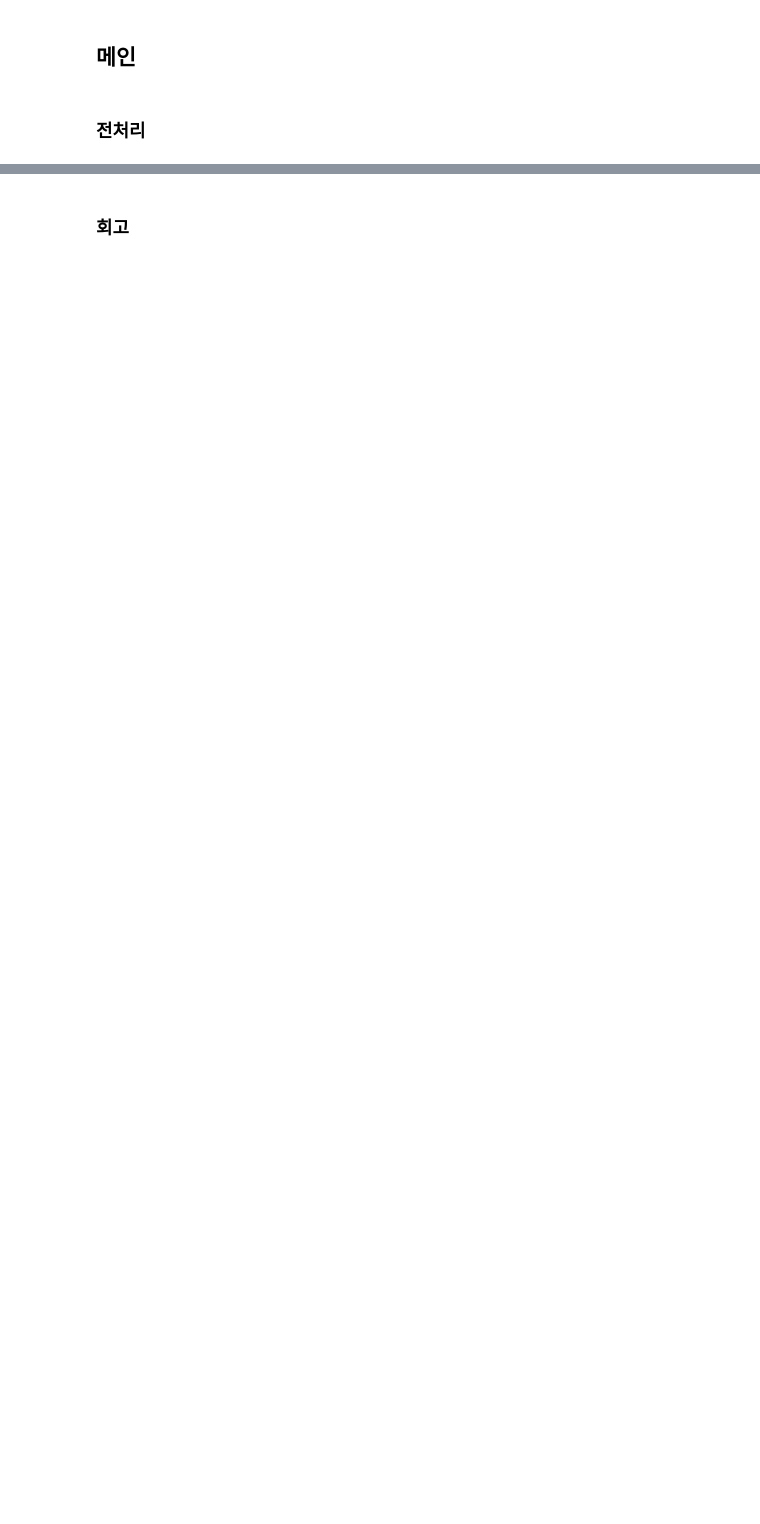
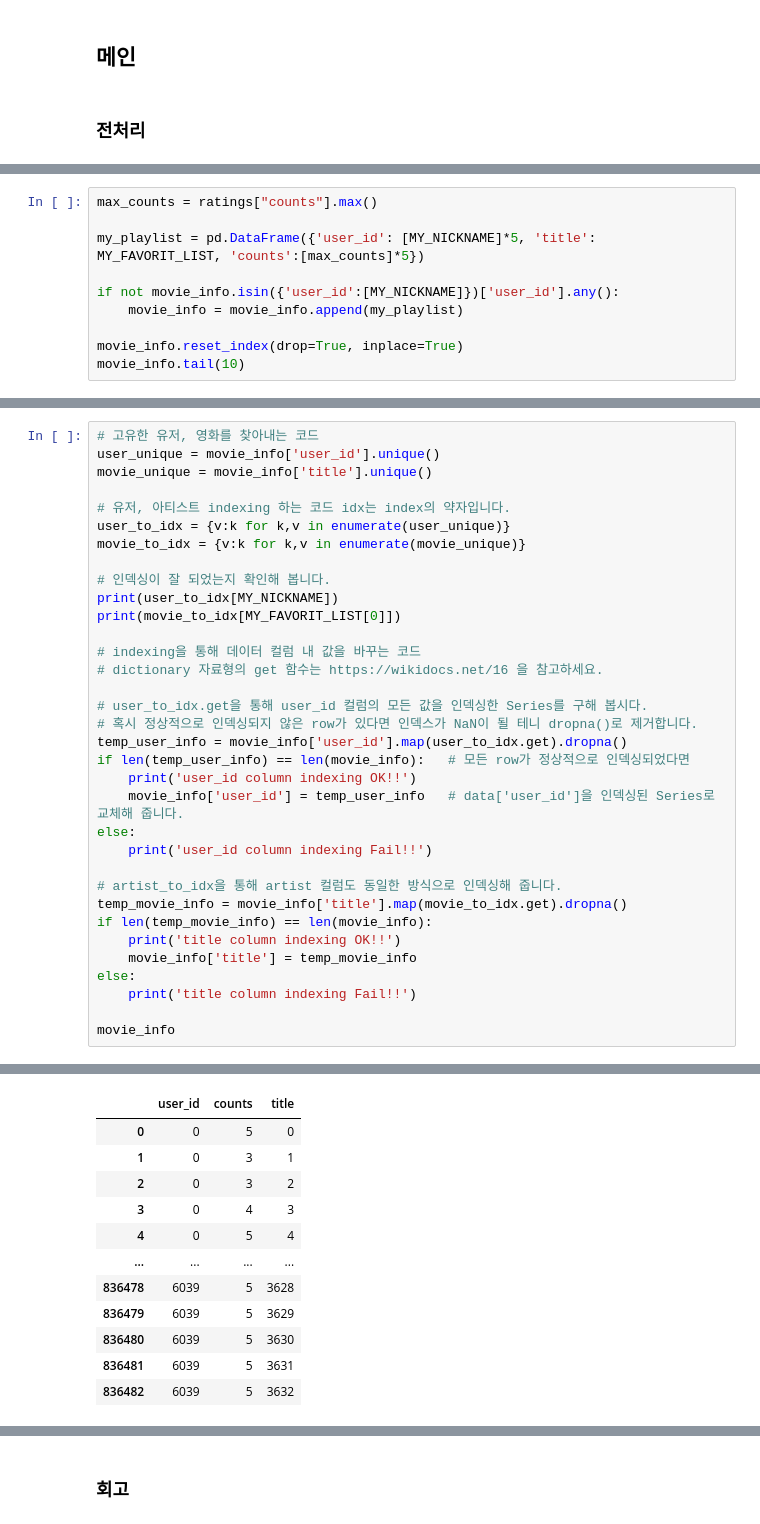
Before and after one commit to hwangsae91/project_so, a Jupyter notebook: exploration/[Exp_15]20221104.ipynb, the cells around one changed output, grey strips where cells are left out. Drawn from its saved outputs; the diff is of its cells as text; blank space fills up the shorter version.

```diff
--- a/exploration/[Exp_15]20221104.ipynb
+++ b/exploration/[Exp_15]20221104.ipynb
@@ -407,0 +174,10 @@ print(summarize(text, ratio=0.005))
+# %%
+max_counts = ratings["counts"].max()
+
+my_playlist = pd.DataFrame({'user_id': [MY_NICKNAME]*5, 'title': MY_FAVORIT_LIST, 'counts':[max_counts]*5})
+
+if not movie_info.isin({'user_id':[MY_NICKNAME]})['user_id'].any():
+    movie_info = movie_info.append(my_playlist)
+
+movie_info.reset_index(drop=True, inplace=True)
+movie_info.tail(10)
@@ -407,0 +206,35 @@ print(summarize(text, ratio=0.005))
+# %%
+# 고유한 유저, 영화를 찾아내는 코드
+user_unique = movie_info['user_id'].unique()
+movie_unique = movie_info['title'].unique()
+
+# 유저, 아티스트 indexing 하는 코드 idx는 index의 약자입니다.
+user_to_idx = {v:k for k,v in enumerate(user_unique)}
+movie_to_idx = {v:k for k,v in enumerate(movie_unique)}
+
+# 인덱싱이 잘 되었는지 확인해 봅니다.
+print(user_to_idx[MY_NICKNAME])
+print(movie_to_idx[MY_FAVORIT_LIST[0]])
+
+# indexing을 통해 데이터 컬럼 내 값을 바꾸는 코드
+# dictionary 자료형의 get 함수는 https://wikidocs.net/16 을 참고하세요.
+
+# user_to_idx.get을 통해 user_id 컬럼의 모든 값을 인덱싱한 Series를 구해 봅시다.
+# 혹시 정상적으로 인덱싱되지 않은 row가 있다면 인덱스가 NaN이 될 테니 dropna()로 제거합니다.
+temp_user_info = movie_info['user_id'].map(user_to_idx.get).dropna()
+if len(temp_user_info) == len(movie_info):   # 모든 row가 정상적으로 인덱싱되었다면
+    print('user_id column indexing OK!!')
+    movie_info['user_id'] = temp_user_info   # data['user_id']을 인덱싱된 Series로 교체해 줍니다.
+else:
+    print('user_id column indexing Fail!!')
+
+# artist_to_idx을 통해 artist 컬럼도 동일한 방식으로 인덱싱해 줍니다.
+temp_movie_info = movie_info['title'].map(movie_to_idx.get).dropna()
+if len(temp_movie_info) == len(movie_info):
+    print('title column indexing OK!!')
+    movie_info['title'] = temp_movie_info
+else:
+    print('title column indexing Fail!!')
+
+movie_info
+# %% [output]
@@ -407,0 +245,12 @@ print(summarize(text, ratio=0.005))
+|  | user_id | counts | title |
+| 0 | 0 | 5 | 0 |
+| 1 | 0 | 3 | 1 |
+| 2 | 0 | 3 | 2 |
+| 3 | 0 | 4 | 3 |
+| 4 | 0 | 5 | 4 |
+| ... | ... | ... | ... |
+| 836478 | 6039 | 5 | 3628 |
+| 836479 | 6039 | 5 | 3629 |
+| 836480 | 6039 | 5 | 3630 |
+| 836481 | 6039 | 5 | 3631 |
+| 836482 | 6039 | 5 | 3632 |
```
Also changed, not shown: parts of 90 cells of this notebook.
